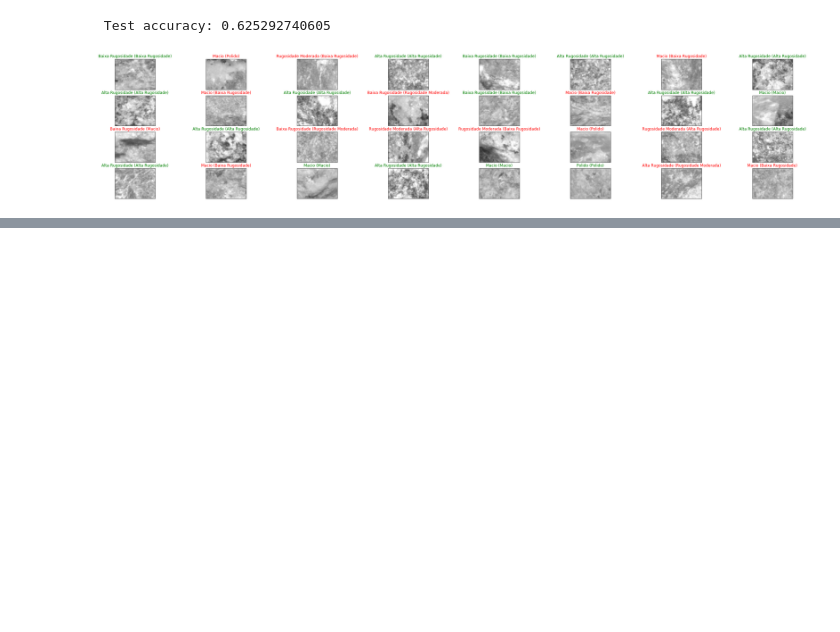
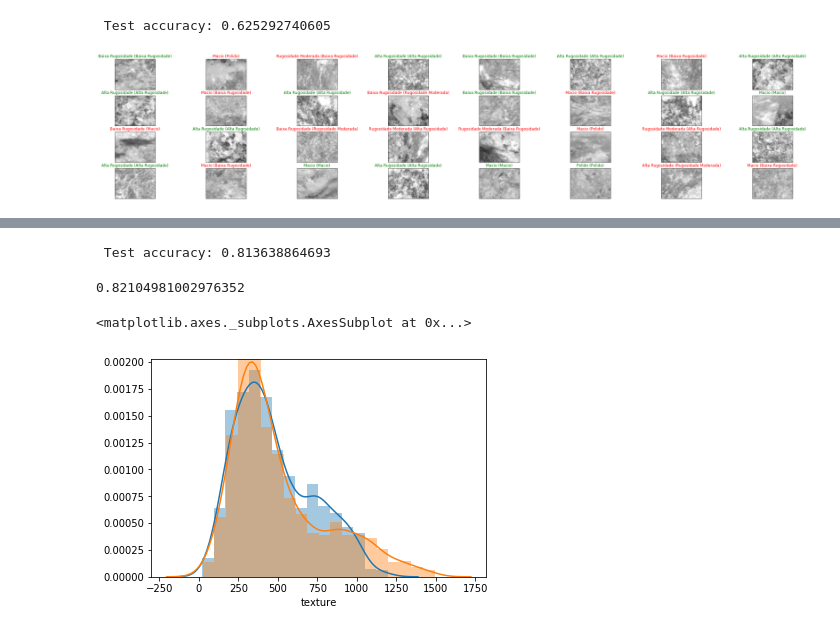
Before and after one commit to davibarreira/gravel_analysis, a Jupyter notebook: CNN_Gravel.ipynb, the cells around one changed output, grey strips where cells are left out. Saved outputs shown, nothing was run; the diff lists cells and outputs as text; code cells hidden in the pictures; blank space fills up the shorter version.

Commit message:
chore: Added created regression model with the Convolution Network

```diff
--- a/CNN_Gravel.ipynb
+++ b/CNN_Gravel.ipynb
@@ -175,0 +232,7 @@ for i, idx in enumerate(np.random.choice(x_test.shape[0], size=32, replace=False
+# %%
+checkpointer = ModelCheckpoint(filepath='model.weights.best.hdf5', verbose=1,
+                               save_best_only=True)
+# %%
+hist = model.fit(x_train, y_train, batch_size=30, epochs=20,
+          validation_data=(x_valid, y_valid), callbacks=[checkpointer],
+          verbose=2, shuffle=True)
@@ -175,0 +257,23 @@ for i, idx in enumerate(np.random.choice(x_test.shape[0], size=32, replace=False
+# %%
+# load the weights that yielded the best validation accuracy
+model.load_weights('model.weights.best.hdf5')
+# %%
+# evaluate and print test accuracy
+score = model.evaluate(x_test, y_test, verbose=0)
+print('\n', 'Test accuracy:', score[1])
+# %% [output]
+ Test accuracy: 0.813638864693
+# %%
+from sklearn.metrics import r2_score
+
+y_hat = model.predict(x_test)
+
+r2_score(y_test,y_hat)
+# %% [output]
+0.82104981002976352
+# %%
+sns.distplot(y_hat)
+sns.distplot(y_train)
+# %% [output]
+<matplotlib.axes._subplots.AxesSubplot at 0x...>
+[figure, added]
```
Also changed, not shown: parts of 9 cells of this notebook, 2 other files.
